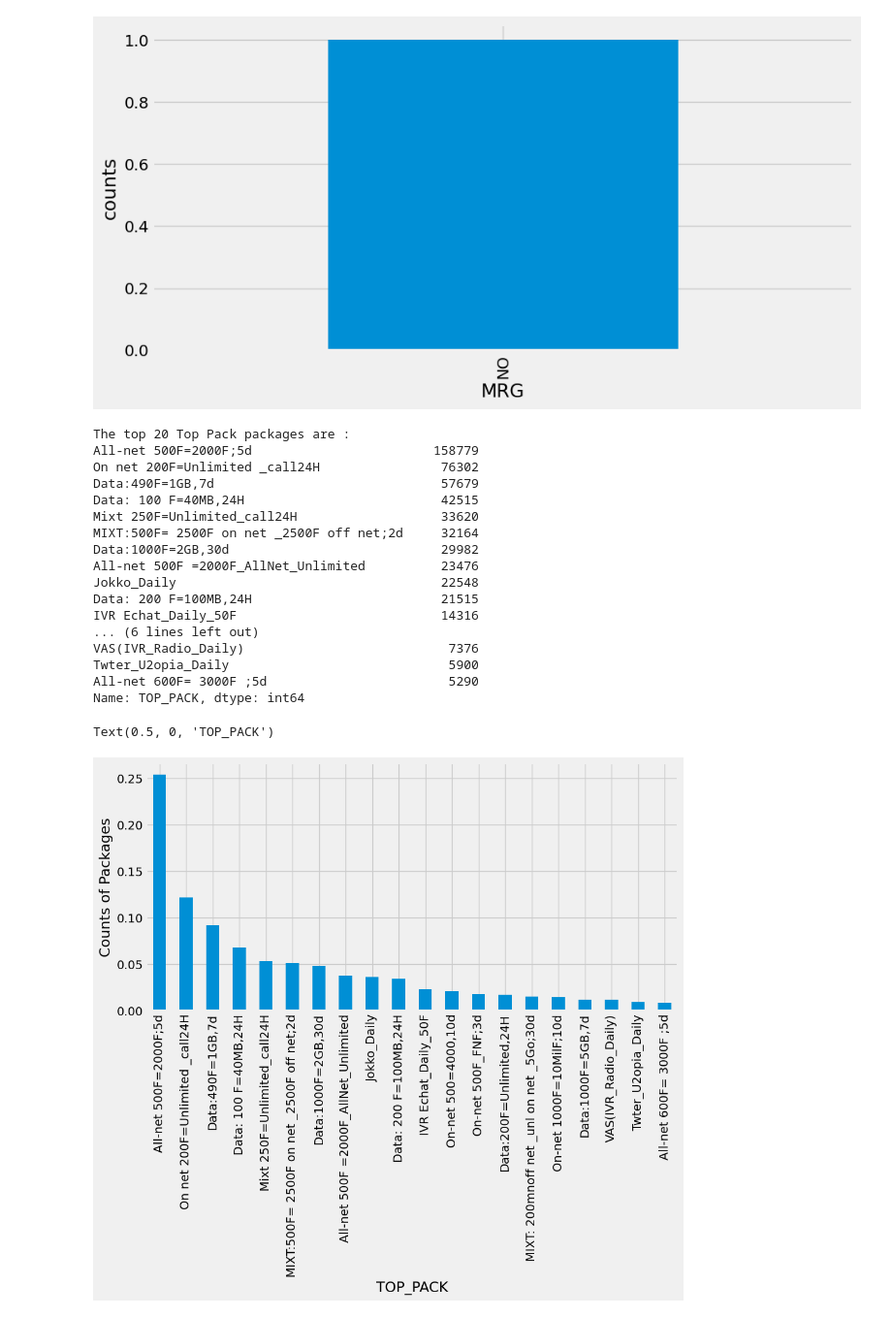
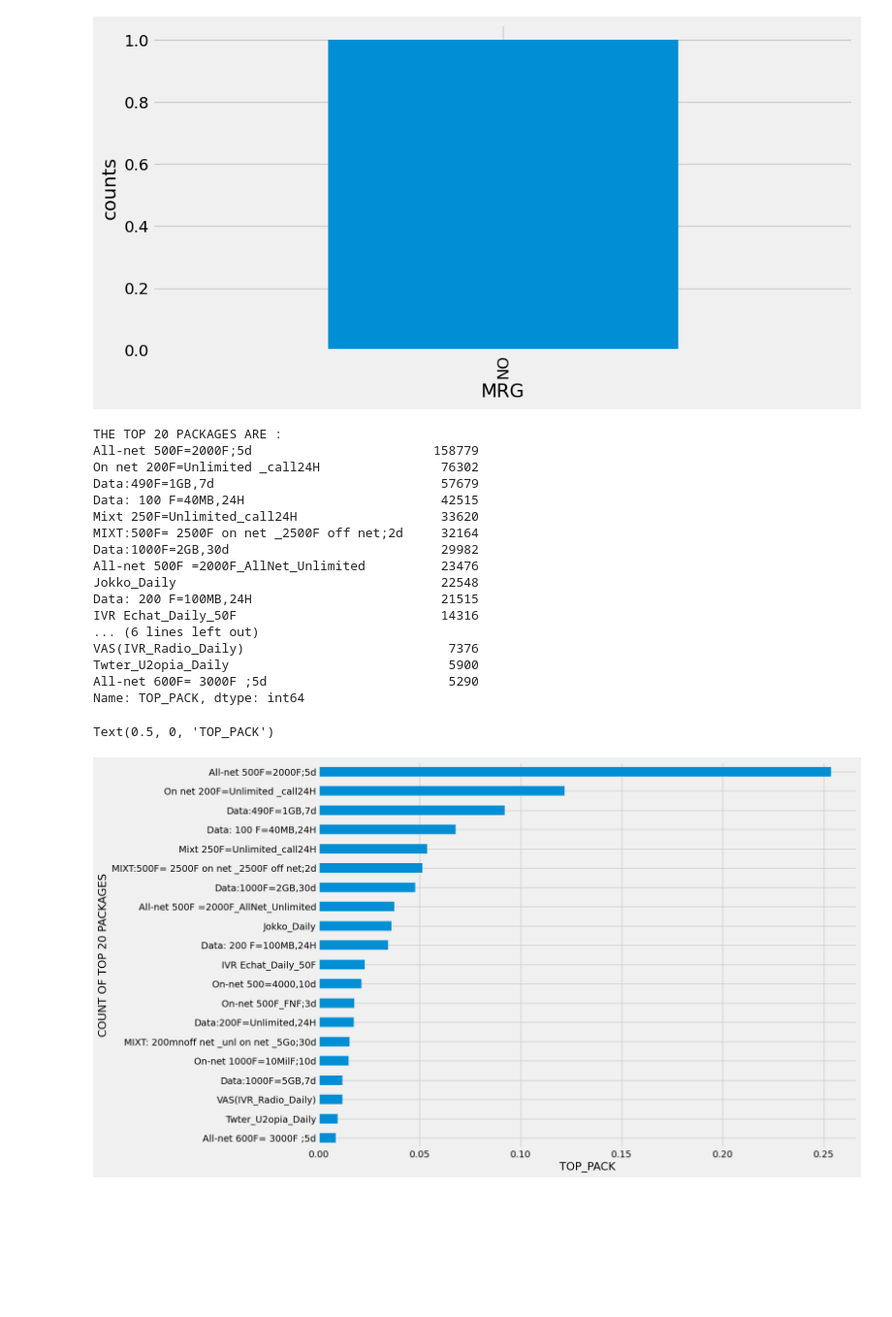
Before and after one commit to elvis-darko/Team_Zurich_Capstone_Project, a Jupyter notebook: Assets/dev/customer_churn_predict_TeamZurich.ipynb, the cells around one changed output. Shown at 97% size. Saved outputs shown, nothing was run; the diff lists cells and outputs as text; code cells hidden in the pictures; blank space fills up the shorter version.

```diff
--- a/Assets/dev/customer_churn_predict_TeamZurich.ipynb
+++ b/Assets/dev/customer_churn_predict_TeamZurich.ipynb
@@ -321,34 +323,35 @@ Text(0.5, 0, 'MRG')
 # %%
 # Check the top 20 most active packs (TOP_PACK)
 
-print("The top 20 Top Pack packages are :")
+print("THE TOP 20 PACKAGES ARE :")
 print(train['TOP_PACK'].value_counts().head(20))
-plt.figure(figsize=(10,5))
+plt.figure(figsize=(13,10))
 
 top_pack = train['TOP_PACK'].value_counts(normalize=True).head(20)
-top_pack.plot(kind='bar')
-plt.ylabel('Counts of Packages')
+top_pack.plot(kind='barh')
+plt.gca().invert_yaxis()
+plt.ylabel('COUNT OF TOP 20 PACKAGES')
 plt.xlabel('TOP_PACK')
 # %% [output]
-The top 20 Top Pack packages are :
+THE TOP 20 PACKAGES ARE :
 All-net 500F=2000F;5d                        158779
 On net 200F=Unlimited _call24H                76302
 Data:490F=1GB,7d                              57679
 Data: 100 F=40MB,24H                          42515
 Mixt 250F=Unlimited_call24H                   33620
 MIXT:500F= 2500F on net _2500F off net;2d     32164
 Data:1000F=2GB,30d                            29982
 All-net 500F =2000F_AllNet_Unlimited          23476
 Jokko_Daily                                   22548
 Data: 200 F=100MB,24H                         21515
 IVR Echat_Daily_50F                           14316
 ... (6 lines left out)
 VAS(IVR_Radio_Daily)                           7376
 Twter_U2opia_Daily                             5900
 All-net 600F= 3000F ;5d                        5290
 Name: TOP_PACK, dtype: int64
 Text(0.5, 0, 'TOP_PACK')
-[figure, old version]
+[figure, new version]
 # %%
 #Check if the predictor class is balanced
 
```
Also changed, not shown: parts of 5 cells of this notebook.
